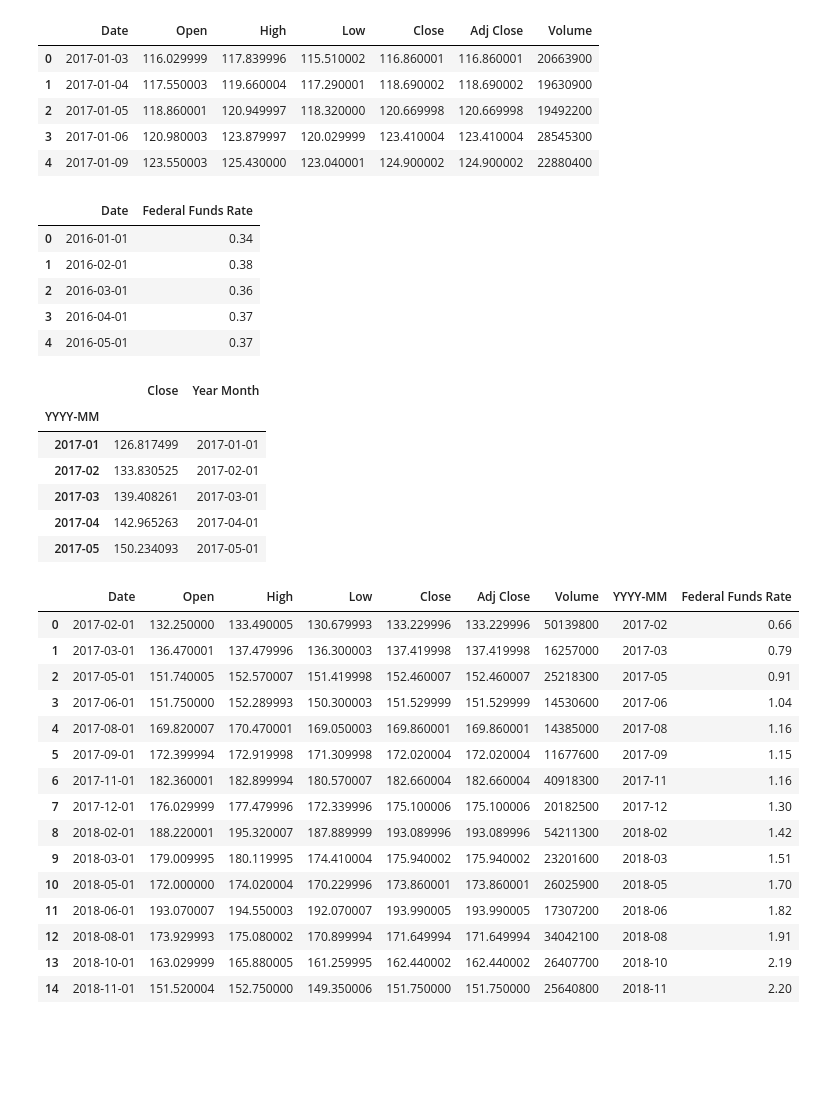
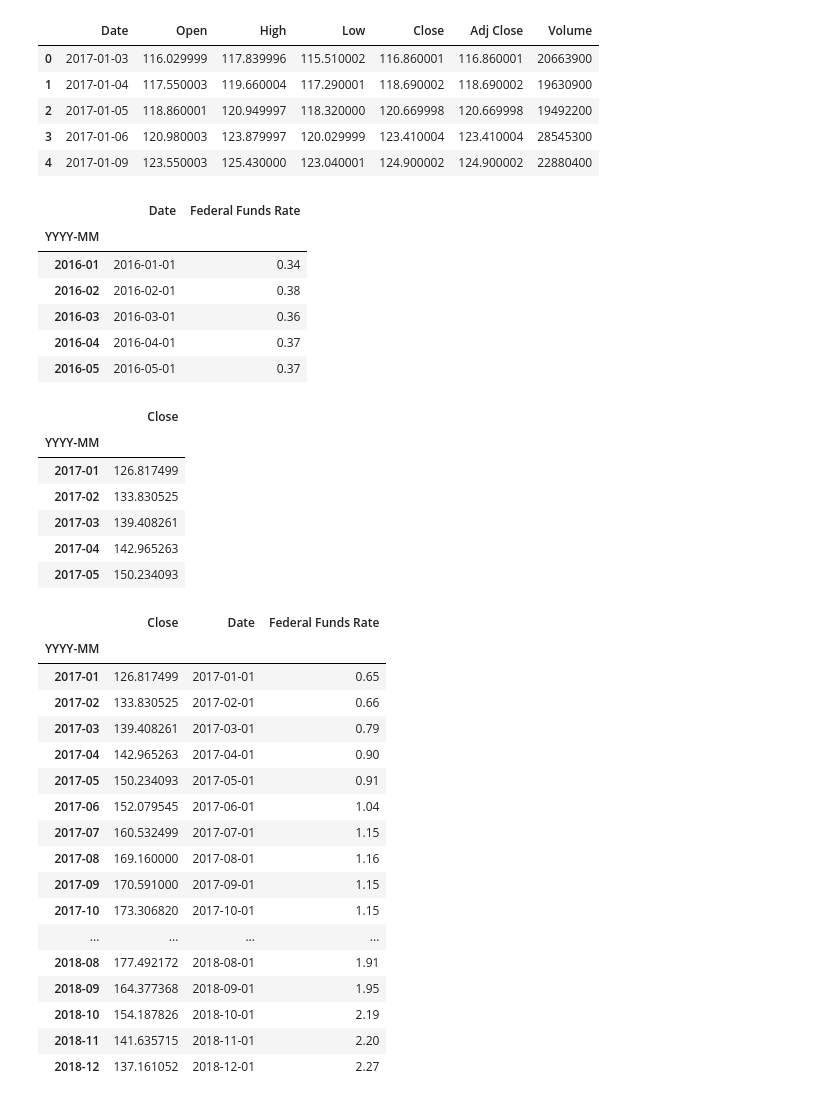
Before and after one commit to diana-md/DataAnalystsGuru, a Jupyter notebook: Interest Rate.ipynb, the cells around one changed output. Cells and saved outputs as stored; diff of their text form; code cells hidden in the pictures; blank space fills up the shorter version.

```diff
--- a/Interest Rate.ipynb
+++ b/Interest Rate.ipynb
@@ -27,49 +27,54 @@ stock.head()
 #Also known as the federal funds rate, the effective federal funds rate is set by the Federal Open Market Committee, or FOMC.
 #The effective federal funds rate is the most influential interest rate in the nation’s economy. It affects employment, growth and inflation.
 effr = pd.read_csv(int_rate_path)
-effr.head()
+effr["YYYY-MM"] = [x[:7] for x in effr["Date"]]
+effr_grouped = effr.groupby("YYYY-MM").min()
+effr_grouped.head()
 # %% [output]
 |  | Date | Federal Funds Rate |
-| 0 | 2016-01-01 | 0.34 |
-| 1 | 2016-02-01 | 0.38 |
-| 2 | 2016-03-01 | 0.36 |
-| 3 | 2016-04-01 | 0.37 |
-| 4 | 2016-05-01 | 0.37 |
+| YYYY-MM |  |  |
+| 2016-01 | 2016-01-01 | 0.34 |
+| 2016-02 | 2016-02-01 | 0.38 |
+| 2016-03 | 2016-03-01 | 0.36 |
+| 2016-04 | 2016-04-01 | 0.37 |
+| 2016-05 | 2016-05-01 | 0.37 |
 # %%
 #Get the average stock price per month
 stock["YYYY-MM"] = [x[:7] for x in stock["Date"]]
 stock_grouped = stock.groupby("YYYY-MM")
 stock_monthly = pd.DataFrame(stock_grouped["Close"].mean())
-stock_monthly["Year Month"] = pd.to_datetime(stock_monthly.index)
+# stock_monthly["Year Month"] = pd.to_datetime(stock_monthly.index)
 stock_monthly.head()
 # %% [output]
-|  | Close | Year Month |
-| YYYY-MM |  |  |
-| 2017-01 | 126.817499 | 2017-01-01 |
-| 2017-02 | 133.830525 | 2017-02-01 |
-| 2017-03 | 139.408261 | 2017-03-01 |
-| 2017-04 | 142.965263 | 2017-04-01 |
-| 2017-05 | 150.234093 | 2017-05-01 |
+|  | Close |
+| YYYY-MM |  |
+| 2017-01 | 126.817499 |
+| 2017-02 | 133.830525 |
+| 2017-03 | 139.408261 |
+| 2017-04 | 142.965263 |
+| 2017-05 | 150.234093 |
 # %%
-merge_table = pd.merge(stock, effr, on="Date", how="inner")
+merge_table = pd.merge(stock_monthly, effr_grouped, left_index = True, right_index = True, how="inner")
 merge_table
 # %% [output]
-|  | Date | Open | High | Low | Close | Adj Close | Volume | YYYY-MM | Federal Funds Rate |
-| 0 | 2017-02-01 | 132.250000 | 133.490005 | 130.679993 | 133.229996 | 133.229996 | 50139800 | 2017-02 | 0.66 |
-| 1 | 2017-03-01 | 136.470001 | 137.479996 | 136.300003 | 137.419998 | 137.419998 | 16257000 | 2017-03 | 0.79 |
-| 2 | 2017-05-01 | 151.740005 | 152.570007 | 151.419998 | 152.460007 | 152.460007 | 25218300 | 2017-05 | 0.91 |
-| 3 | 2017-06-01 | 151.750000 | 152.289993 | 150.300003 | 151.529999 | 151.529999 | 14530600 | 2017-06 | 1.04 |
-| 4 | 2017-08-01 | 169.820007 | 170.470001 | 169.050003 | 169.860001 | 169.860001 | 14385000 | 2017-08 | 1.16 |
-| 5 | 2017-09-01 | 172.399994 | 172.919998 | 171.309998 | 172.020004 | 172.020004 | 11677600 | 2017-09 | 1.15 |
-| 6 | 2017-11-01 | 182.360001 | 182.899994 | 180.570007 | 182.660004 | 182.660004 | 40918300 | 2017-11 | 1.16 |
-| 7 | 2017-12-01 | 176.029999 | 177.479996 | 172.339996 | 175.100006 | 175.100006 | 20182500 | 2017-12 | 1.30 |
-| 8 | 2018-02-01 | 188.220001 | 195.320007 | 187.889999 | 193.089996 | 193.089996 | 54211300 | 2018-02 | 1.42 |
-| 9 | 2018-03-01 | 179.009995 | 180.119995 | 174.410004 | 175.940002 | 175.940002 | 23201600 | 2018-03 | 1.51 |
-| 10 | 2018-05-01 | 172.000000 | 174.020004 | 170.229996 | 173.860001 | 173.860001 | 26025900 | 2018-05 | 1.70 |
-| 11 | 2018-06-01 | 193.070007 | 194.550003 | 192.070007 | 193.990005 | 193.990005 | 17307200 | 2018-06 | 1.82 |
-| 12 | 2018-08-01 | 173.929993 | 175.080002 | 170.899994 | 171.649994 | 171.649994 | 34042100 | 2018-08 | 1.91 |
-| 13 | 2018-10-01 | 163.029999 | 165.880005 | 161.259995 | 162.440002 | 162.440002 | 26407700 | 2018-10 | 2.19 |
-| 14 | 2018-11-01 | 151.520004 | 152.750000 | 149.350006 | 151.750000 | 151.750000 | 25640800 | 2018-11 | 2.20 |
+|  | Close | Date | Federal Funds Rate |
+| YYYY-MM |  |  |  |
+| 2017-01 | 126.817499 | 2017-01-01 | 0.65 |
+| 2017-02 | 133.830525 | 2017-02-01 | 0.66 |
+| 2017-03 | 139.408261 | 2017-03-01 | 0.79 |
+| 2017-04 | 142.965263 | 2017-04-01 | 0.90 |
+| 2017-05 | 150.234093 | 2017-05-01 | 0.91 |
+| 2017-06 | 152.079545 | 2017-06-01 | 1.04 |
+| 2017-07 | 160.532499 | 2017-07-01 | 1.15 |
+| 2017-08 | 169.160000 | 2017-08-01 | 1.16 |
+| 2017-09 | 170.591000 | 2017-09-01 | 1.15 |
+| 2017-10 | 173.306820 | 2017-10-01 | 1.15 |
+| ... | ... | ... | ... |
+| 2018-08 | 177.492172 | 2018-08-01 | 1.91 |
+| 2018-09 | 164.377368 | 2018-09-01 | 1.95 |
+| 2018-10 | 154.187826 | 2018-10-01 | 2.19 |
+| 2018-11 | 141.635715 | 2018-11-01 | 2.20 |
+| 2018-12 | 137.161052 | 2018-12-01 | 2.27 |
 # %%
 # Obtain coordinates to plot graph
 stock = merge_table[["Date", "Close","Federal Funds Rate"]]
```
Also changed, not shown: parts of 7 cells of this notebook.
